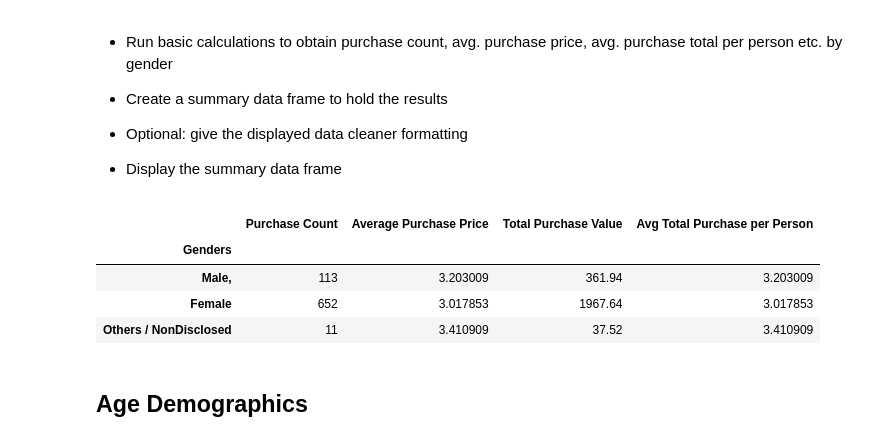
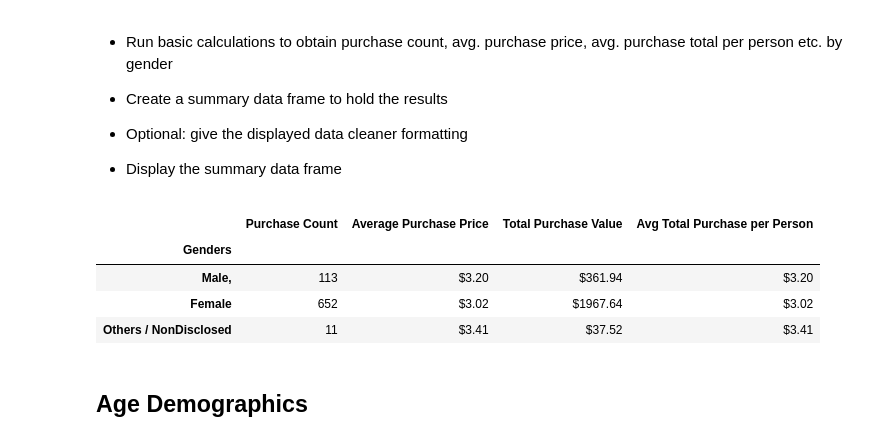
Before and after one commit to jungsik89/databootcamp-homework, a Jupyter notebook: Unit4-Panda/Instructions/HeroesOfPymoli/HerosOfPymoli_Final.ipynb, the cells around one changed output. Cells and saved outputs as stored; diff of their text form; code cells hidden in the pictures.

```diff
--- a/Unit4-Panda/Instructions/HeroesOfPymoli/HerosOfPymoli_workingcopy.ipynb
+++ b/Unit4-Panda/Instructions/HeroesOfPymoli/HerosOfPymoli_Final.ipynb
@@ -298,19 +303,23 @@ gfpricesum = gf['Price'].sum()
 # %%
 purchasedf = pd.DataFrame({
     'Purchase Count' : [outergf, outergm, outergn],
     'Average Purchase Price' : [avggf, avggm, avggn],
     'Total Purchase Value' : [agggf, agggm, agggn],
     'Avg Total Purchase per Person' : [avg2gf, avg2gm, avg2gn],
     'Genders' : ['Male,', 'Female', 'Others / NonDisclosed']
 })
 #pd.options.display.float.format = '${:,.2f}'.format
+
+purchasedf["Average Purchase Price"] = purchasedf["Average Purchase Price"].map("${:.2f}".format)
+purchasedf["Total Purchase Value"] = purchasedf["Total Purchase Value"].map("${:.2f}".format)
+purchasedf["Avg Total Purchase per Person"] = purchasedf["Avg Total Purchase per Person"].map("${:.2f}".format)
 purchasedf.set_index('Genders')
 # %% [output]
 |  | Purchase Count | Average Purchase Price | Total Purchase Value | Avg Total Purchase per Person |
 | Genders |  |  |  |  |
-| Male, | 113 | 3.203009 | 361.94 | 3.203009 |
-| Female | 652 | 3.017853 | 1967.64 | 3.017853 |
-| Others / NonDisclosed | 11 | 3.410909 | 37.52 | 3.410909 |
+| Male, | 113 | $3.20 | $361.94 | $3.20 |
+| Female | 652 | $3.02 | $1967.64 | $3.02 |
+| Others / NonDisclosed | 11 | $3.41 | $37.52 | $3.41 |
 # %% [markdown]
 ## Age Demographics
 # %% [markdown]
```
Also changed, not shown: parts of 9 cells of this notebook, 1 other file.
